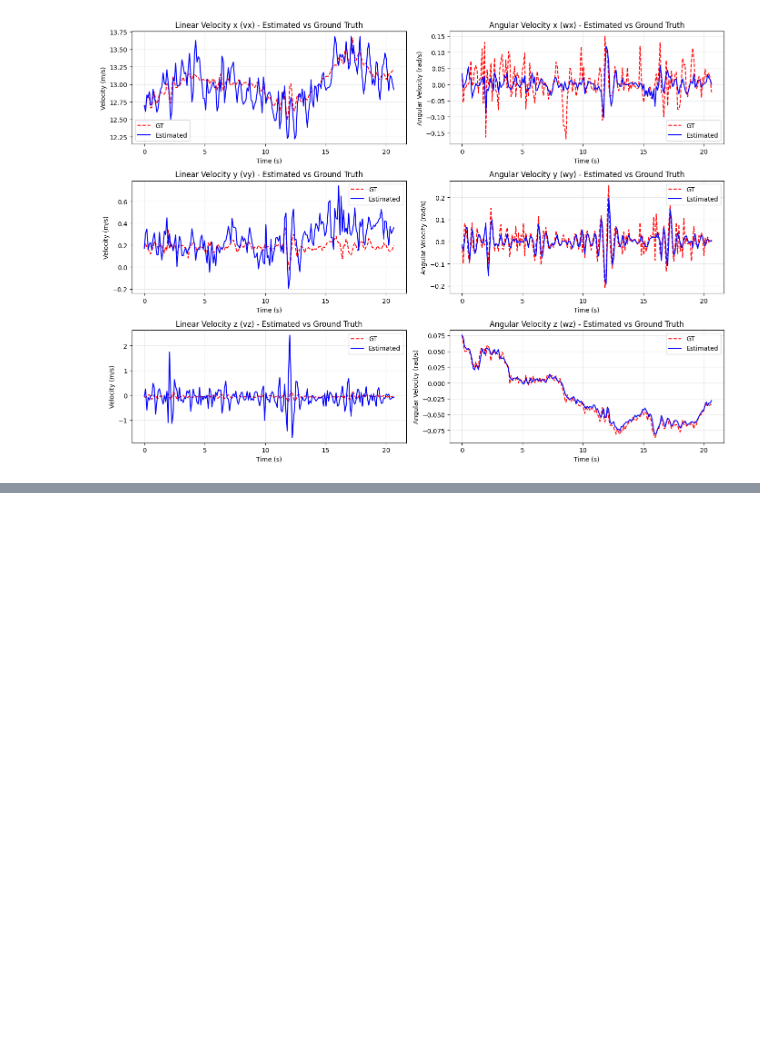
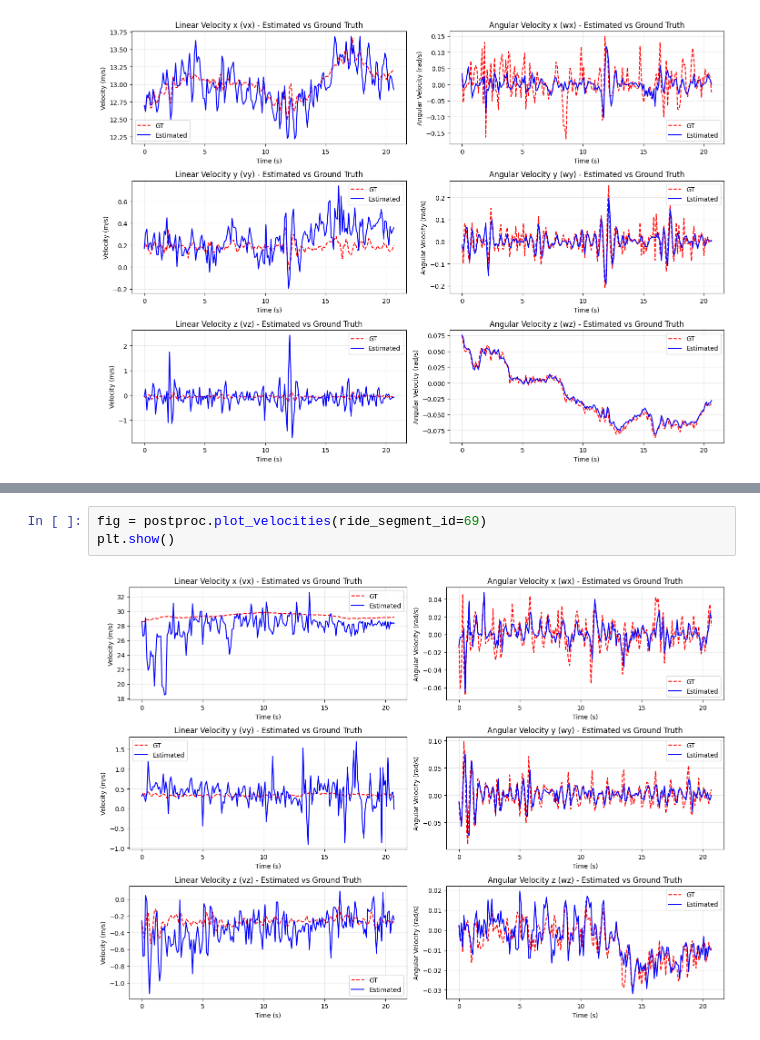
Before and after one commit to EngineerXL/master-diploma, a Jupyter notebook: notebooks/locviewers/big-20-sec_icp.ipynb, the cells around one changed output, grey strips where cells are left out. Drawn from its saved outputs; the diff is of its cells as text; blank space fills up the shorter version.

```diff
--- a/notebooks/locviewers/big-20-sec_icp.ipynb
+++ b/notebooks/locviewers/big-20-sec_icp.ipynb
@@ -31,0 +48,5 @@ plt.show()
+# %%
+fig = postproc.plot_velocities(ride_segment_id=69)
+plt.show()
+# %% [output]
+[figure, added]
```
Also changed, not shown: parts of 7 cells of this notebook, 3 other files.
